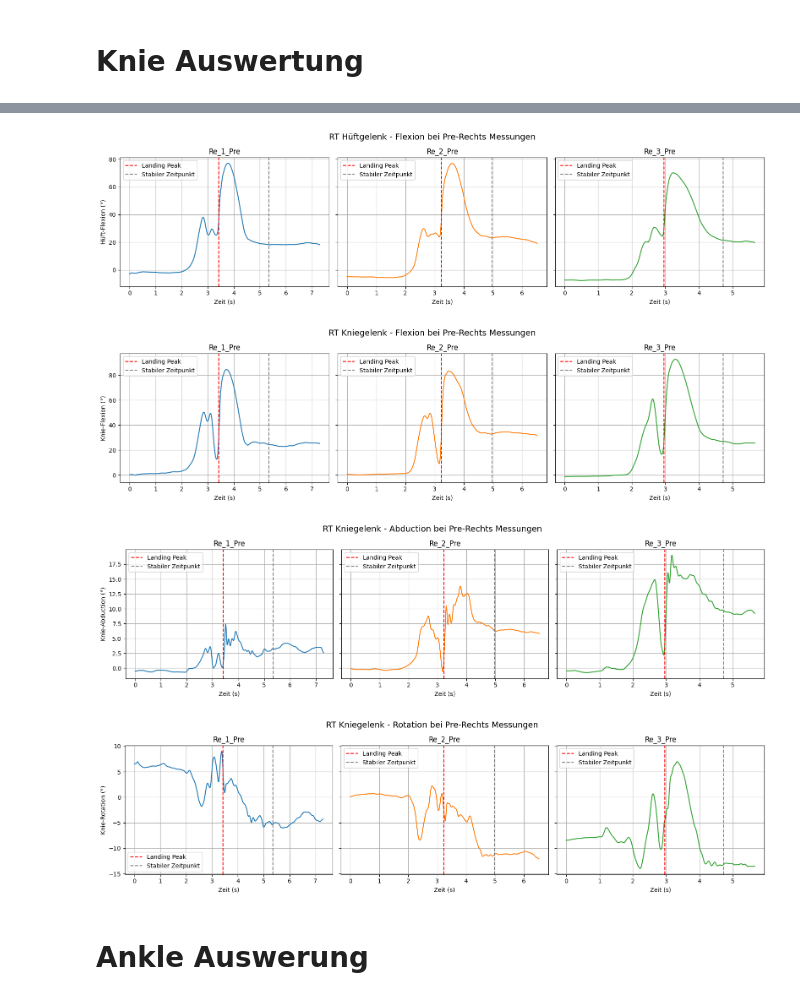
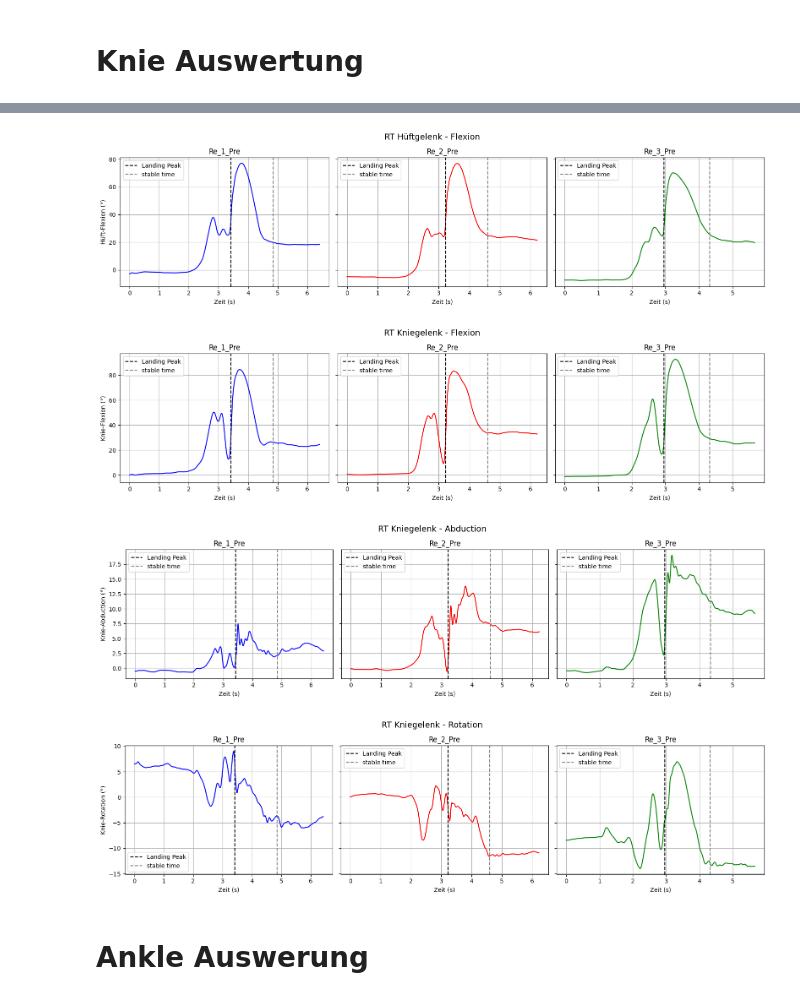
Before and after one commit to TillSchroeter/BewA_Stability, a Jupyter notebook: IMU_Auswertung.ipynb, the cells around one changed output, grey strips where cells are left out. Drawn from its saved outputs; the diff is of its cells as text; code cells hidden in the pictures.

```diff
--- a/IMU_Auswertung.ipynb
+++ b/IMU_Auswertung.ipynb
@@ -390,23 +399,13 @@ Stabiler Zeitpunkt für Re_3_Pre (RT Ankle Dorsiflexion (deg)): 4.322 s
 # %%
-key11 = "Li_2_Pre"
+### Probieren ###
+
+key11 = "Li_1_Post"
 
 knee_flexion, time, peak_time = data[key11]["df"]["LT Knee Flexion (deg)"], data[key11]["df"]["time"], data[key11]["landing_peak_time"]
 hip_flexion, time, peak_time = data[key11]["df"]["LT Hip Flexion (deg)"], data[key11]["df"]["time"], data[key11]["landing_peak_time"]
 ankle_flexion, time, peak_time = data[key11]["df"]["LT Ankle Dorsiflexion (deg)"], data[key11]["df"]["time"], data[key11]["landing_peak_time"]
 
-# for key in keys:
-#     for joint, th in zip (joints, treshholds):
-#         flexion = data[key]["df"][joint]
-#         time = data[key]["df"]["time"]
-#         peak_time = data[key]["landing_peak_time"]
-#         slope_threshold = th
-#         # Stabiler Zeitpunkt finden
-#         stable_time = find_stable_time(time, flexion, peak_time, slope_threshold)
-#         print(f"Stabiler Zeitpunkt für {key} ({joint}): {stable_time:.3f} s")
-
-# Dictionary zum Speichern der mittleren stabilen Zeitpunkte je Messung
-
-stable_time = find_stable_time(time, ankle_flexion, peak_time, slope_threshold=0.05, min_consecutive=7)
+stable_time = find_stable_time(time, ankle_flexion, peak_time, slope_threshold=10.75, min_consecutive=500)
 print(f"Stabiler Zeitpunkt für {key11}: {stable_time:.3f} s")
 
 # Plotten
@@ -453,18 +572,9 @@ print (data["Re_1_Pre"]["time_difference"])
 # %%
-### Plotten vom Kniegelenk
-
-# Keys und Farben für die Messungen
-direktion = "RT"
-# direktion = "LT"
-pre_re_keys = ["Re_1_Pre", "Re_2_Pre", "Re_3_Pre"]
-# pre_re_keys = ["Li_1_Pre", "Li_2_Pre", "Li_3_Pre"]
-colors = ['tab:blue', 'tab:orange', 'tab:green']
-
 ### Hüfte Flexion
 # Erstelle Subplots (1 Zeile, 3 Spalten)
 fig1, axes1 = plt.subplots(1, 3, figsize=(16, 4), sharey=True)
 
-for i, (key, color) in enumerate(zip(pre_re_keys, colors)):
+for i, (key, color) in enumerate(zip(keys_plotting, colors)):
     df = data[key]["df"]
     time = df["time"]
     df_angle = df[direktion + " Hip Flexion (deg)"]
@@ -473,8 +583,8 @@ for i, (key, color) in enumerate(zip(pre_re_keys, colors)):
 
     ax = axes1[i]
     ax.plot(time, df_angle, color=color)
-    ax.axvline(x=peak_time, color='red', linestyle='--', label='Landing Peak')
-    ax.axvline(x=stable_time, color='grey', linestyle='--', label='Stabiler Zeitpunkt')
+    ax.axvline(x=peak_time, color=color_peak, linestyle='--', label='Landing Peak')
+    ax.axvline(x=stable_time, color=color_stable, linestyle='--', label='stable time')
     ax.set_title(key)
     ax.set_xlabel("Zeit (s)")
     if i == 0:
@@ -484,7 +594,8 @@ for i, (key, color) in enumerate(zip(pre_re_keys, colors)):
 
 # Abstand optimieren
 plt.tight_layout()
-plt.suptitle(direktion + " Hüftgelenk - Flexion bei Pre-Rechts Messungen", fontsize=14, y=1.05)
+plt.suptitle(direktion + " Hüftgelenk - Flexion", fontsize=14, y=1.05)
+plt.savefig("Plot_Bilder_IMU/hüftgelenk_flexion.png", dpi=300)
 plt.show()
 
 
@@ -492,7 +603,7 @@ plt.show()
 # Erstelle Subplots (1 Zeile, 3 Spalten)
 fig1, axes1 = plt.subplots(1, 3, figsize=(16, 4), sharey=True)
 
-for i, (key, color) in enumerate(zip(pre_re_keys, colors)):
+for i, (key, color) in enumerate(zip(keys_plotting, colors)):
     df = data[key]["df"]
     time = df["time"]
     df_angle = df[direktion + " Knee Flexion (deg)"]
@@ -501,8 +612,8 @@ for i, (key, color) in enumerate(zip(pre_re_keys, colors)):
 
     ax = axes1[i]
     ax.plot(time, df_angle, color=color)
-    ax.axvline(x=peak_time, color='red', linestyle='--', label='Landing Peak')
-    ax.axvline(x=stable_time, color='grey', linestyle='--', label='Stabiler Zeitpunkt')
+    ax.axvline(x=peak_time, color=color_peak, linestyle='--', label='Landing Peak')
+    ax.axvline(x=stable_time, color=color_stable, linestyle='--', label='stable time')
     ax.set_title(key)
     ax.set_xlabel("Zeit (s)")
     if i == 0:
@@ -512,14 +623,15 @@ for i, (key, color) in enumerate(zip(pre_re_keys, colors)):
 
 # Abstand optimieren
 plt.tight_layout()
-plt.suptitle(direktion + " Kniegelenk - Flexion bei Pre-Rechts Messungen", fontsize=14, y=1.05)
+plt.suptitle(direktion + " Kniegelenk - Flexion", fontsize=14, y=1.05)
+plt.savefig("Plot_Bilder_IMU/kniegelenk_flexion.png", dpi=300)
 plt.show()
 
 ### Kniegelenk Abduktion
 # Erstelle Subplots (1 Zeile, 3 Spalten)
 fig2, axes2 = plt.subplots(1, 3, figsize=(16, 4), sharey=True)
 
-for i, (key, color) in enumerate(zip(pre_re_keys, colors)):
+for i, (key, color) in enumerate(zip(keys_plotting, colors)):
     df = data[key]["df"]
     time = df["time"]
     df_angle = df[direktion + " Knee Abduction (deg)"]
@@ -528,8 +640,8 @@ for i, (key, color) in enumerate(zip(pre_re_keys, colors)):
 
     ax = axes2[i]
     ax.plot(time, df_angle, color=color)
-    ax.axvline(x=peak_time, color='red', linestyle='--', label='Landing Peak')
-    ax.axvline(x=stable_time, color='grey', linestyle='--', label='Stabiler Zeitpunkt')
+    ax.axvline(x=peak_time, color=color_peak, linestyle='--', label='Landing Peak')
+    ax.axvline(x=stable_time, color=color_stable, linestyle='--', label='stable time')
     ax.set_title(key)
     ax.set_xlabel("Zeit (s)")
     if i == 0:
@@ -537,42 +649,42 @@ for i, (key, color) in enumerate(zip(pre_re_keys, colors)):
     ax.grid(True)
     ax.legend()
 
 # Abstand optimieren
 plt.tight_layout()
-plt.suptitle(direktion + " Kniegelenk - Abduction bei Pre-Rechts Messungen", fontsize=14, y=1.05)
+plt.suptitle(direktion + " Kniegelenk - Abduction", fontsize=14, y=1.05)
 plt.show()
 
 ### Kniegelenk Rotation
 # Erstelle Subplots (1 Zeile, 3 Spalten)
 fig3, axes3 = plt.subplots(1, 3, figsize=(16, 4), sharey=True)
 
-for i, (key, color) in enumerate(zip(pre_re_keys, colors)):
+for i, (key, color) in enumerate(zip(keys_plotting, colors)):
     df = data[key]["df"]
     time = df["time"]
     df_angle = df[direktion + " Knee Rotation Ext (deg)"]
     peak_time = data[key]["landing_peak_time"]
     stable_time = data[key]["stable_time"]
 
     ax = axes3[i]
     ax.plot(time, df_angle, color=color)
-    ax.axvline(x=peak_time, color='red', linestyle='--', label='Landing Peak')
-    ax.axvline(x=stable_time, color='grey', linestyle='--', label='Stabiler Zeitpunkt')
+    ax.axvline(x=peak_time, color=color_peak, linestyle='--', label='Landing Peak')
+    ax.axvline(x=stable_time, color=color_stable, linestyle='--', label='stable time')
     ax.set_title(key)
     ax.set_xlabel("Zeit (s)")
     if i == 0:
         ax.set_ylabel("Knie-Rotation (°)")
     ax.grid(True)
     ax.legend()
 
 # Abstand optimieren
 plt.tight_layout()
-plt.suptitle(direktion + " Kniegelenk - Rotation bei Pre-Rechts Messungen", fontsize=14, y=1.05)
+plt.suptitle(direktion + " Kniegelenk - Rotation", fontsize=14, y=1.05)
 plt.show()
 # %% [output]
-[figure, old version]
+[figure, new version]
-[figure, old version]
+[figure, new version]
-[figure, old version]
+[figure, new version]
-[figure, old version]
+[figure, new version]
 # %% [markdown]
 # Ankle Auswerung
 # %%
```
Also changed, not shown: parts of 13 cells of this notebook, 8 other files.
